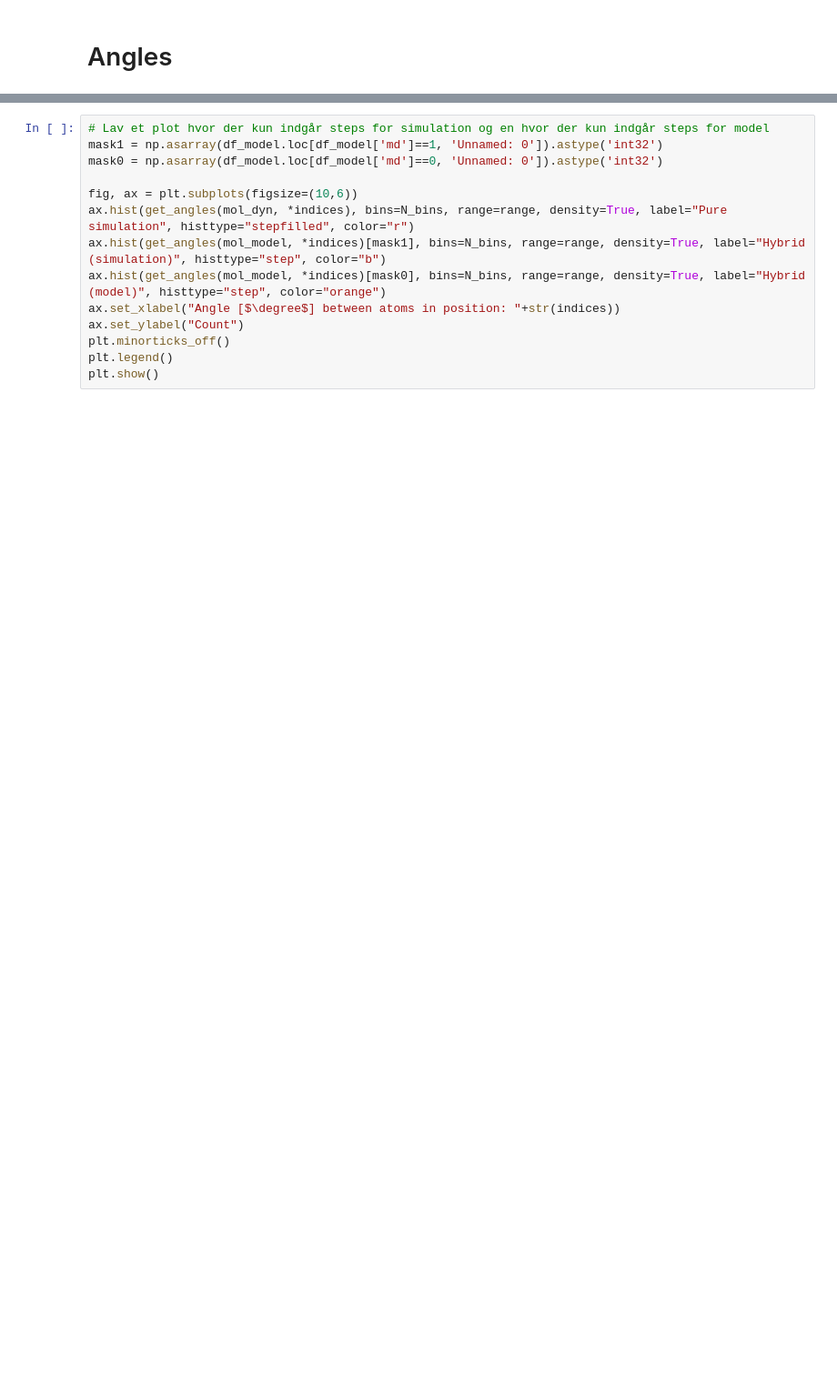
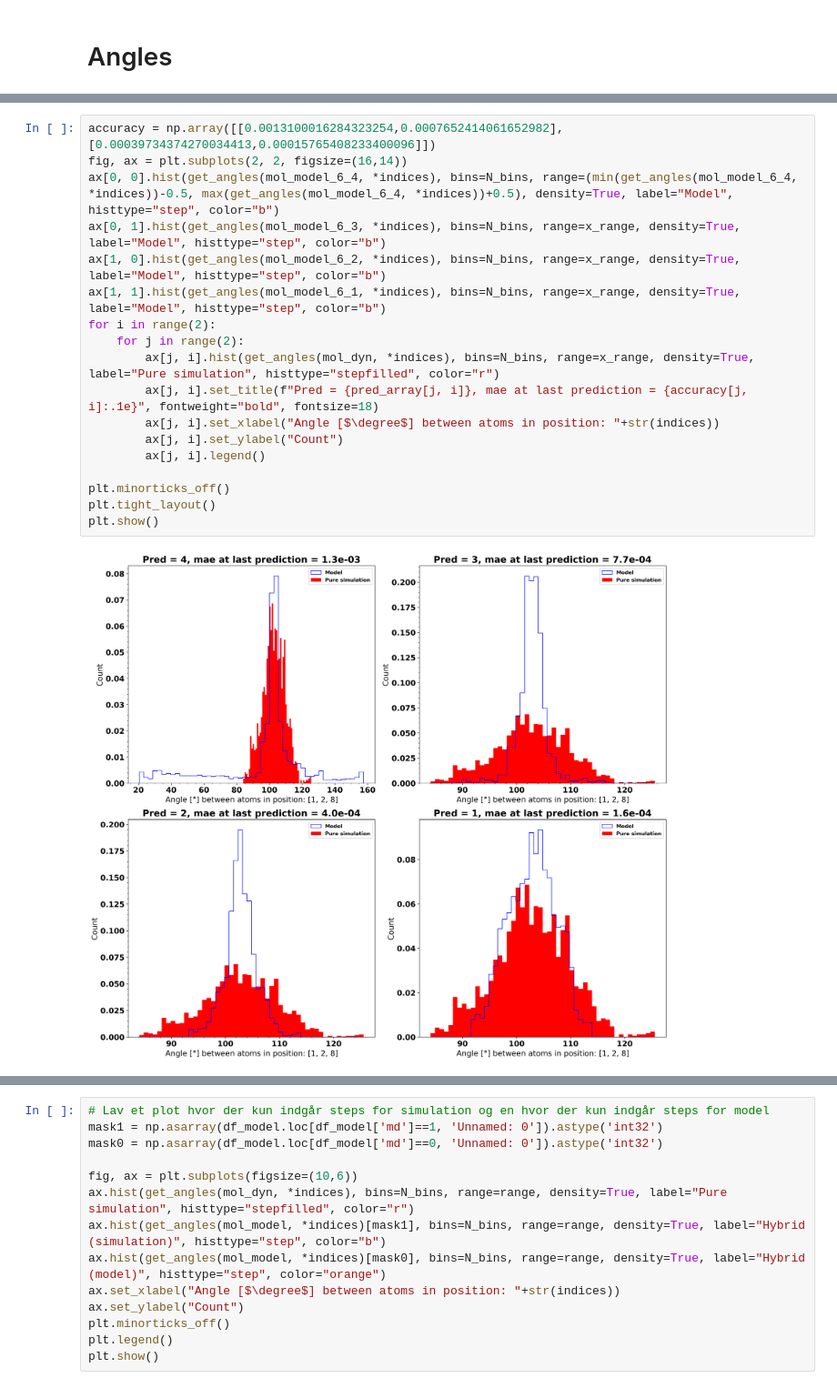
Before and after one commit to BirkDissing/Gemma_group, a Jupyter notebook: Master thesis/Code/Compare_simulations.ipynb, the cells around one changed output, grey strips where cells are left out. Shown at 91% size. Cells and saved outputs as stored; diff of their text form; blank space fills up the shorter version.

```diff
--- a/Master thesis/Code/Compare_simulations.ipynb
+++ b/Master thesis/Code/Compare_simulations.ipynb
@@ -79 +71,21 @@ plt.show()
+# %%
+accuracy = np.array([[0.0013100016284323254,0.0007652414061652982], [0.00039734374270034413,0.00015765408233400096]])
+fig, ax = plt.subplots(2, 2, figsize=(16,14))
+ax[0, 0].hist(get_angles(mol_model_6_4, *indices), bins=N_bins, range=(min(get_angles(mol_model_6_4, *indices))-0.5, max(get_angles(mol_model_6_4, *indices))+0.5), density=True, label="Model", histtype="step", color="b")
+ax[0, 1].hist(get_angles(mol_model_6_3, *indices), bins=N_bins, range=x_range, density=True, label="Model", histtype="step", color="b")
+ax[1, 0].hist(get_angles(mol_model_6_2, *indices), bins=N_bins, range=x_range, density=True, label="Model", histtype="step", color="b")
+ax[1, 1].hist(get_angles(mol_model_6_1, *indices), bins=N_bins, range=x_range, density=True, label="Model", histtype="step", color="b")
+for i in range(2):
+    for j in range(2):
+        ax[j, i].hist(get_angles(mol_dyn, *indices), bins=N_bins, range=x_range, density=True, label="Pure simulation", histtype="stepfilled", color="r")
+        ax[j, i].set_title(f"Pred = {pred_array[j, i]}, mae at last prediction = {accuracy[j, i]:.1e}", fontweight="bold", fontsize=18)
+        ax[j, i].set_xlabel("Angle [$\degree$] between atoms in position: "+str(indices))
+        ax[j, i].set_ylabel("Count")
+        ax[j, i].legend()
+
+plt.minorticks_off()
+plt.tight_layout()
+plt.show()
+# %% [output]
+[figure, added]
 # %%
```
Also changed, not shown: parts of 8 cells of this notebook, 13 other files.
